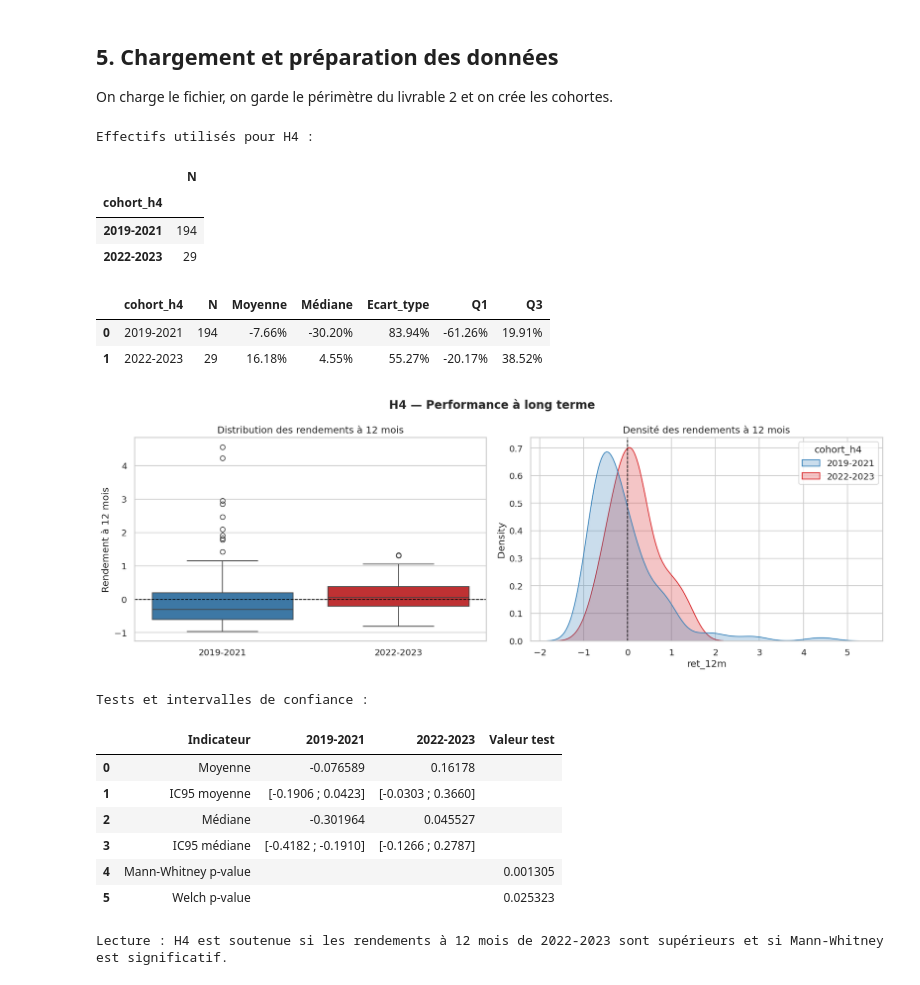
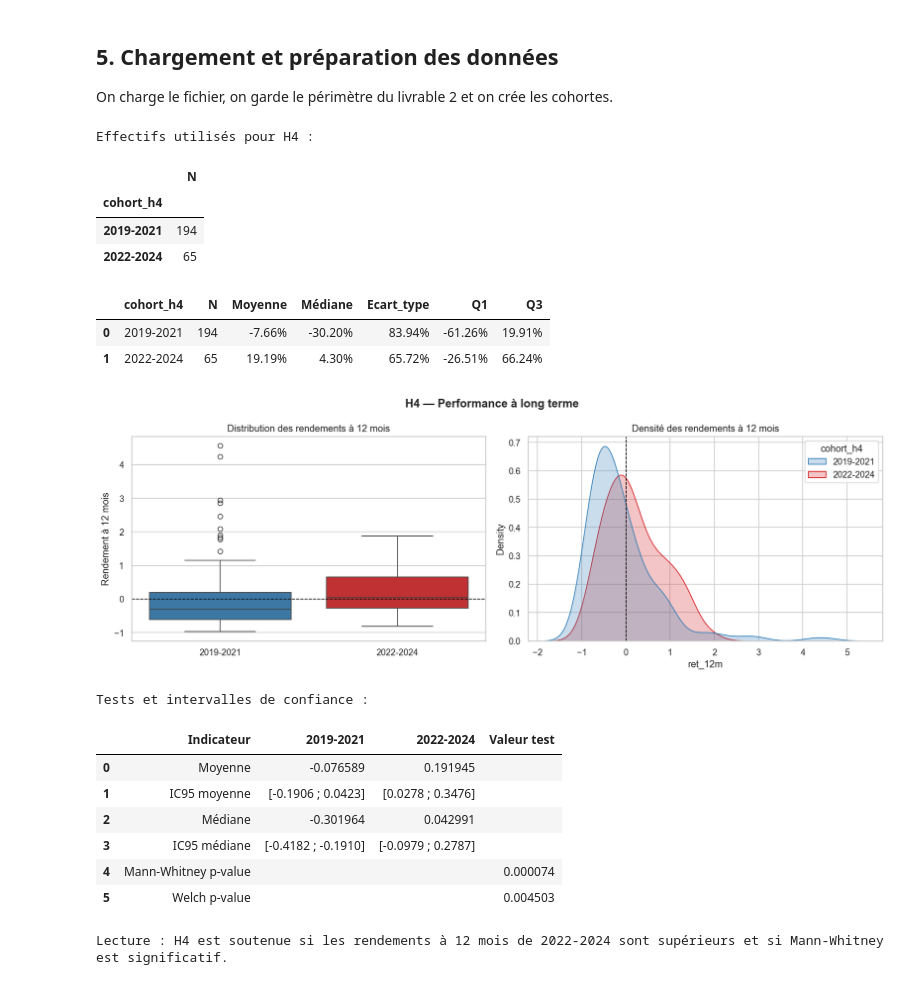
Before and after one commit to Dmkn78/IPO, a Jupyter notebook: IPO_H1_H2_H3_H4_concat_blocs.ipynb, the cells around one changed output. Saved outputs shown, nothing was run; the diff lists cells and outputs as text; code cells hidden in the pictures.

```diff
--- a/IPO_H1_H2_H3_H4_concat_blocs.ipynb
+++ b/IPO_H1_H2_H3_H4_concat_blocs.ipynb
@@ -898,8 +898,8 @@ def clean_h4(df):
     require_columns(df, ["year", "ret_12m"])
     df = df.copy()
     df["year"] = pd.to_numeric(df["year"], errors="coerce")
-    df = df[df["year"].between(2019, 2023)].copy()
-    df["cohort_h4"] = np.where(df["year"].between(2019, 2021), "2019-2021", "2022-2023")
+    df = df[df["year"].between(2019, 2024)].copy()
+    df["cohort_h4"] = np.where(df["year"].between(2019, 2021), "2019-2021", "2022-2024")
     df = apply_size_filter(df)
     df["ret_12m"] = pd.to_numeric(df["ret_12m"], errors="coerce")
     return df.dropna(subset=["ret_12m"]).copy()
@@ -908,15 +908,15 @@ def clean_h4(df):
 def make_summary_h4(df):
     return (df.groupby("cohort_h4")["ret_12m"]
               .agg(N="count", Moyenne="mean", Médiane="median", Ecart_type="std", Q1=lambda x: x.quantile(.25), Q3=lambda x: x.quantile(.75))
-              .reindex(["2019-2021", "2022-2023"])
+              .reindex(["2019-2021", "2022-2024"])
               .reset_index())
 
 
 def plot_h4(df):
     fig, axes = plt.subplots(1, 2, figsize=(14, 5))
     sns.boxplot(data=df, x="cohort_h4", y="ret_12m",
-                order=["2019-2021", "2022-2023"],
-                palette=[COLORS["2019-2021"], COLORS["2022-2023"]],
+                order=["2019-2021", "2022-2024"],
+                palette=[COLORS["2019-2021"], COLORS["2022-2024"]],
                 ax=axes[0])
     axes[0].axhline(0, color="black", linestyle="--", linewidth=1)
     axes[0].set_title("Distribution des rendements à 12 mois")
@@ -925,9 +925,9 @@ def plot_h4(df):
 
     if df["cohort_h4"].nunique() == 2:
         sns.kdeplot(data=df, x="ret_12m", hue="cohort_h4",
-                    hue_order=["2019-2021", "2022-2023"],
+                    hue_order=["2019-2021", "2022-2024"],
                     fill=True, common_norm=False,
-                    palette=[COLORS["2019-2021"], COLORS["2022-2023"]],
+                    palette=[COLORS["2019-2021"], COLORS["2022-2024"]],
                     alpha=0.25, ax=axes[1])
         axes[1].axvline(0, color="black", linestyle="--", linewidth=1)
     else:
@@ -941,7 +941,7 @@ def plot_h4(df):
 
 def run_tests_h4(df):
     low = df.loc[df["cohort_h4"] == "2019-2021", "ret_12m"].dropna()
-    high = df.loc[df["cohort_h4"] == "2022-2023", "ret_12m"].dropna()
+    high = df.loc[df["cohort_h4"] == "2022-2024", "ret_12m"].dropna()
     mean_low, mean_low_lo, mean_low_hi = bootstrap_ci(low, np.mean, seed=SEED)
     mean_high, mean_high_lo, mean_high_hi = bootstrap_ci(high, np.mean, seed=SEED+1)
     med_low, med_low_lo, med_low_hi = bootstrap_ci(low, np.median, seed=SEED+2)
@@ -952,7 +952,7 @@ def run_tests_h4(df):
     return pd.DataFrame({
         "Indicateur": ["Moyenne", "IC95 moyenne", "Médiane", "IC95 médiane", "Mann-Whitney p-value", "Welch p-value"],
         "2019-2021": [mean_low, f"[{mean_low_lo:.4f} ; {mean_low_hi:.4f}]", med_low, f"[{med_low_lo:.4f} ; {med_low_hi:.4f}]", "", ""],
-        "2022-2023": [mean_high, f"[{mean_high_lo:.4f} ; {mean_high_hi:.4f}]", med_high, f"[{med_high_lo:.4f} ; {med_high_hi:.4f}]", "", ""],
+        "2022-2024": [mean_high, f"[{mean_high_lo:.4f} ; {mean_high_hi:.4f}]", med_high, f"[{med_high_lo:.4f} ; {med_high_hi:.4f}]", "", ""],
         "Valeur test": ["", "", "", "", p_mw, p_welch],
     })
 # %% [markdown]
@@ -962,42 +962,43 @@ On charge le fichier, on garde le périmètre du livrable 2 et on crée les coho
 # %%
 df = load_data(DATA_PATH)
 df = clean_h4(df)
 
+
 print("Effectifs utilisés pour H4 :")
-display(df["cohort_h4"].value_counts().reindex(["2019-2021", "2022-2023"]).to_frame("N"))
+display(df["cohort_h4"].value_counts().reindex(["2019-2021", "2022-2024"]).to_frame("N"))
 
 summary = make_summary_h4(df)
 display(summary.style.format({
     "Moyenne": "{:.2%}",
     "Médiane": "{:.2%}",
     "Ecart_type": "{:.2%}",
     "Q1": "{:.2%}",
     "Q3": "{:.2%}",
 }))
 
 plot_h4(df)
 
 print("Tests et intervalles de confiance :")
 tests = run_tests_h4(df)
 display(tests)
 
-print("Lecture : H4 est soutenue si les rendements à 12 mois de 2022-2023 sont supérieurs et si Mann-Whitney est significatif.")
+print("Lecture : H4 est soutenue si les rendements à 12 mois de 2022-2024 sont supérieurs et si Mann-Whitney est significatif.")
 # %% [output]
 Effectifs utilisés pour H4 :
 |  | N |
 | cohort_h4 |  |
 | 2019-2021 | 194 |
-| 2022-2023 | 29 |
+| 2022-2024 | 65 |
 |  | cohort_h4 | N | Moyenne | Médiane | Ecart_type | Q1 | Q3 |
 | 0 | 2019-2021 | 194 | -7.66% | -30.20% | 83.94% | -61.26% | 19.91% |
-| 1 | 2022-2023 | 29 | 16.18% | 4.55% | 55.27% | -20.17% | 38.52% |
+| 1 | 2022-2024 | 65 | 19.19% | 4.30% | 65.72% | -26.51% | 66.24% |
-[figure, old version]
+[figure, new version]
 Tests et intervalles de confiance :
-|  | Indicateur | 2019-2021 | 2022-2023 | Valeur test |
-| 0 | Moyenne | -0.076589 | 0.16178 |  |
-| 1 | IC95 moyenne | [-0.1906 ; 0.0423] | [-0.0303 ; 0.3660] |  |
-| 2 | Médiane | -0.301964 | 0.045527 |  |
-| 3 | IC95 médiane | [-0.4182 ; -0.1910] | [-0.1266 ; 0.2787] |  |
-| 4 | Mann-Whitney p-value |  |  | 0.001305 |
-| 5 | Welch p-value |  |  | 0.025323 |
+|  | Indicateur | 2019-2021 | 2022-2024 | Valeur test |
+| 0 | Moyenne | -0.076589 | 0.191945 |  |
+| 1 | IC95 moyenne | [-0.1906 ; 0.0423] | [0.0278 ; 0.3476] |  |
+| 2 | Médiane | -0.301964 | 0.042991 |  |
+| 3 | IC95 médiane | [-0.4182 ; -0.1910] | [-0.0979 ; 0.2787] |  |
+| 4 | Mann-Whitney p-value |  |  | 0.000074 |
+| 5 | Welch p-value |  |  | 0.004503 |
-Lecture : H4 est soutenue si les rendements à 12 mois de 2022-2023 sont supérieurs et si Mann-Whitney est significatif.
+Lecture : H4 est soutenue si les rendements à 12 mois de 2022-2024 sont supérieurs et si Mann-Whitney est significatif.
```
Also changed, not shown: parts of 5 cells of this notebook.
